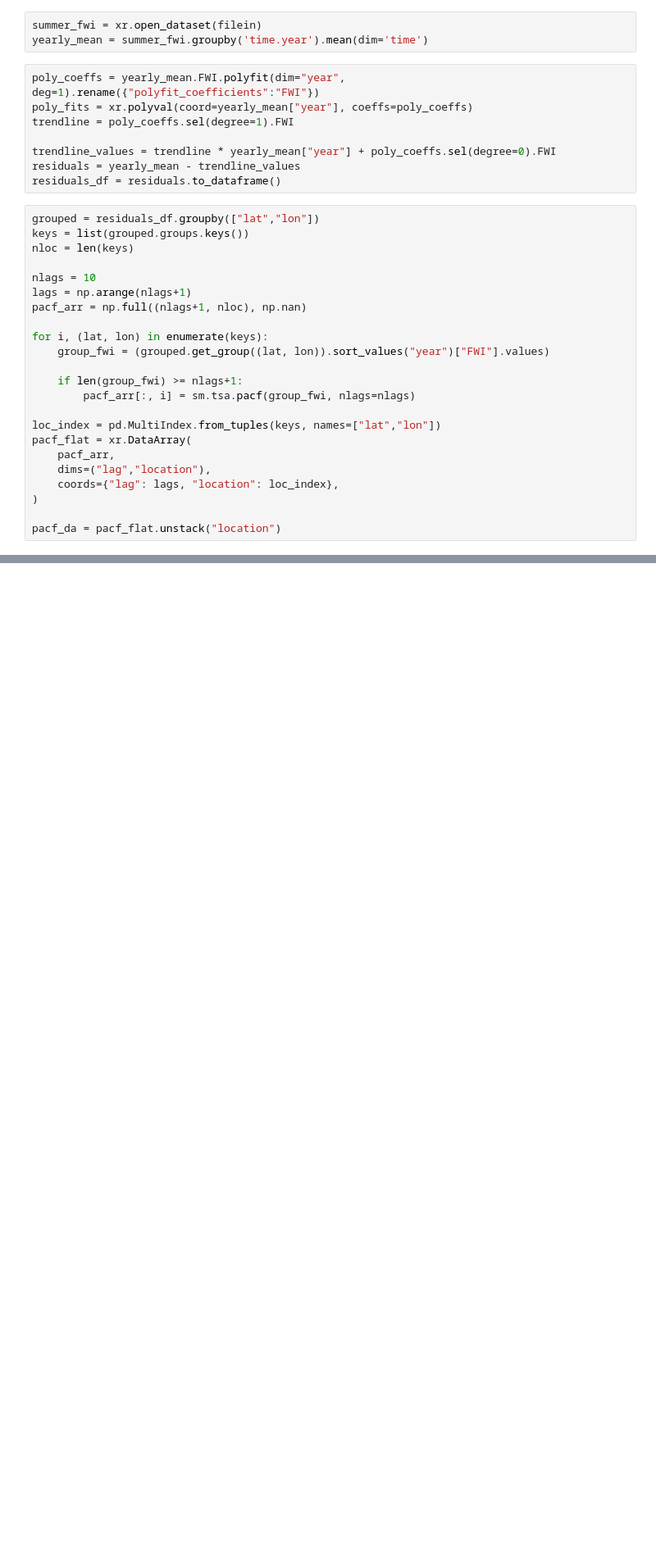
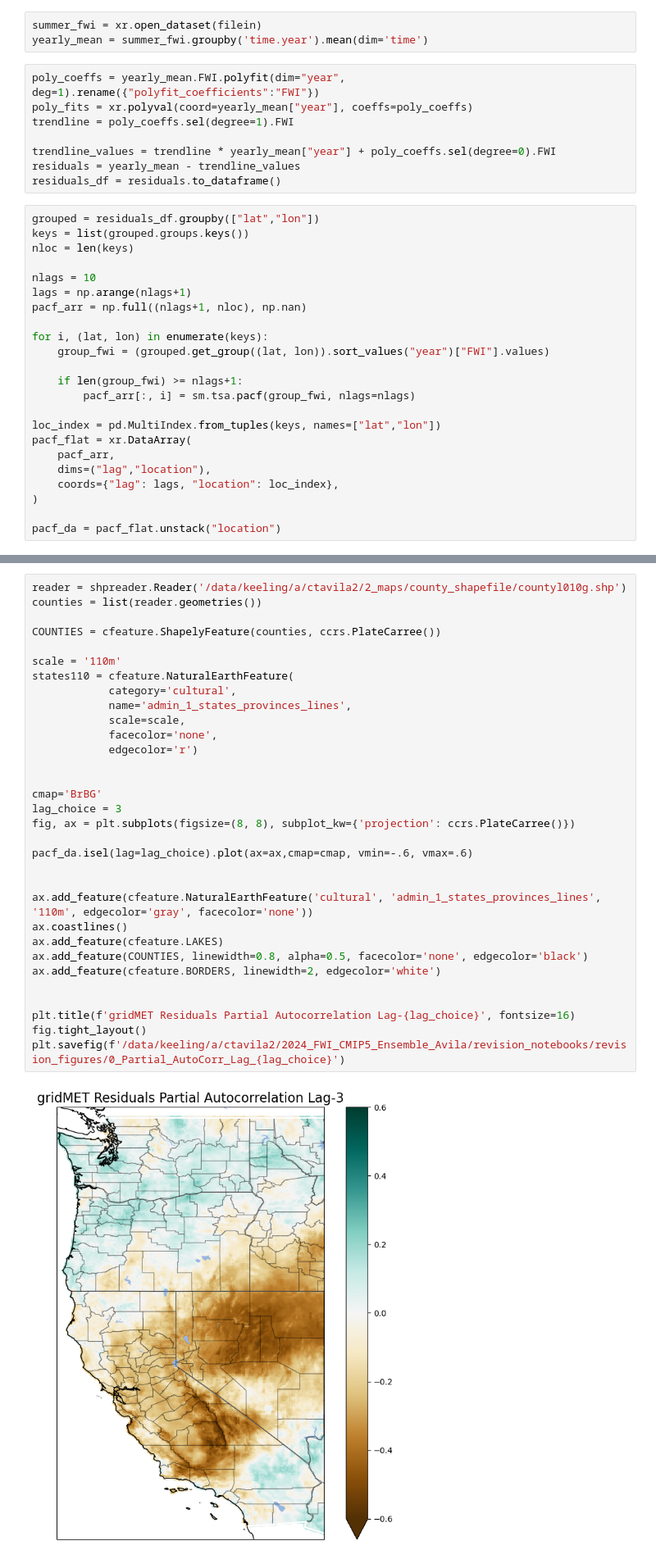
Before and after one commit to theo-avila/2024_FWI_CMIP5_Ensemble_Avila, a Jupyter notebook: revision_notebooks/AR_map.ipynb, the cells around one changed output, grey strips where cells are left out. Shown at 82% size. Drawn from its saved outputs; the diff is of its cells as text; blank space fills up the shorter version.

```diff
--- a/revision_notebooks/AR_map.ipynb
+++ b/revision_notebooks/AR_map.ipynb
@@ -127,0 +130,34 @@ plt.savefig(f'/data/keeling/a/ctavila2/2024_FWI_CMIP5_Ensemble_Avila/revision_no
+# %%
+reader = shpreader.Reader('/data/keeling/a/ctavila2/2_maps/county_shapefile/countyl010g.shp')
+counties = list(reader.geometries())
+
+COUNTIES = cfeature.ShapelyFeature(counties, ccrs.PlateCarree())
+
+scale = '110m'
+states110 = cfeature.NaturalEarthFeature(
+            category='cultural',
+            name='admin_1_states_provinces_lines',
+            scale=scale,
+            facecolor='none',
+            edgecolor='r')
+
+
+cmap='BrBG'
+lag_choice = 3
+fig, ax = plt.subplots(figsize=(8, 8), subplot_kw={'projection': ccrs.PlateCarree()})
+
+pacf_da.isel(lag=lag_choice).plot(ax=ax,cmap=cmap, vmin=-.6, vmax=.6)
+
+
+ax.add_feature(cfeature.NaturalEarthFeature('cultural', 'admin_1_states_provinces_lines', '110m', edgecolor='gray', facecolor='none'))
+ax.coastlines()
+ax.add_feature(cfeature.LAKES)
+ax.add_feature(COUNTIES, linewidth=0.8, alpha=0.5, facecolor='none', edgecolor='black')
+ax.add_feature(cfeature.BORDERS, linewidth=2, edgecolor='white')
+
+
+plt.title(f'gridMET Residuals Partial Autocorrelation Lag-{lag_choice}', fontsize=16)
+fig.tight_layout()
+plt.savefig(f'/data/keeling/a/ctavila2/2024_FWI_CMIP5_Ensemble_Avila/revision_notebooks/revision_figures/0_Partial_AutoCorr_Lag_{lag_choice}')
+# %% [output]
+[figure, added]
```
Also changed, not shown: parts of 2 cells of this notebook, 5 other files.
